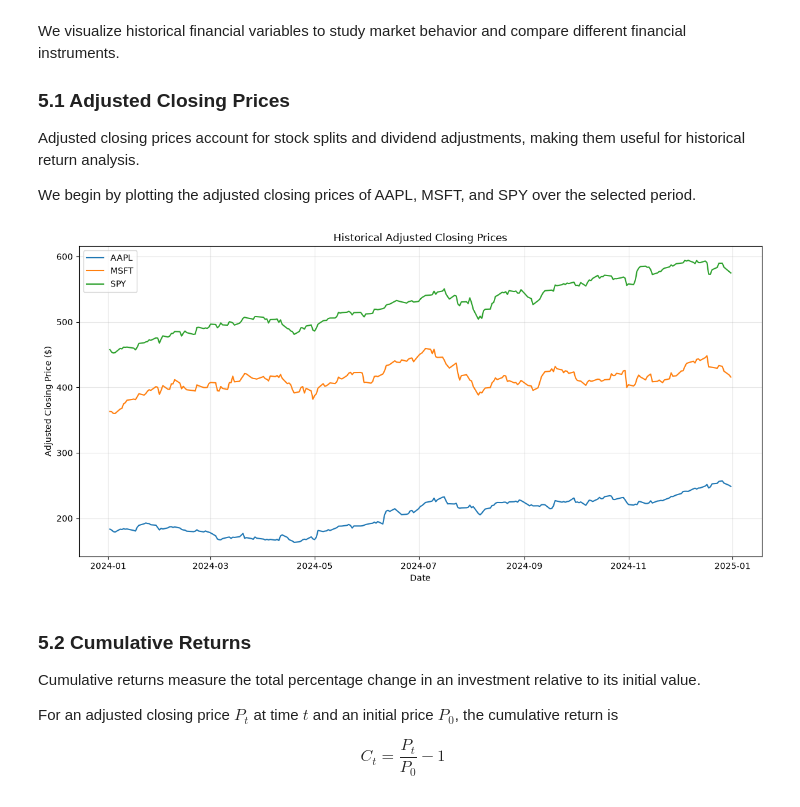
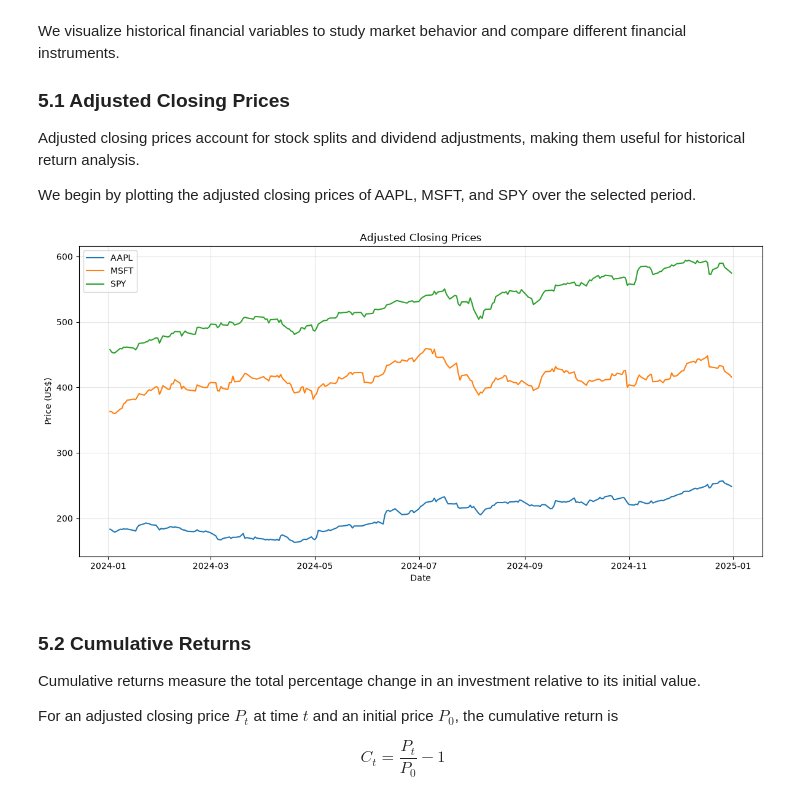
Before and after one commit to luisfelipegz/quantflux, a Jupyter notebook: notebooks/01_market_exploration.ipynb, the cells around one changed output. Drawn from its saved outputs; the diff is of its cells as text; code cells hidden in the pictures.

Commit message:
feat: add reusable financial visualizations and tests

```diff
--- a/notebooks/01_market_exploration.ipynb
+++ b/notebooks/01_market_exploration.ipynb
@@ -261,29 +262,9 @@ Adjusted closing prices account for stock splits and dividend adjustments, makin
 
 We begin by plotting the adjusted closing prices of AAPL, MSFT, and SPY over the selected period.
 # %%
-# Create a figure and its plotting axes
-fig, ax = plt.subplots(figsize=(12, 6))
-
-# Plot adjusted closing prices for all tickers
-for ticker in tickers:
-    ax.plot(prices.index,prices[ticker],label=ticker)
-
-# Add descriptive labels
-ax.set_title("Historical Adjusted Closing Prices")
-ax.set_xlabel("Date")
-ax.set_ylabel("Adjusted Closing Price ($)")
-
-# Display the ticker labels
-ax.legend()
-
-# Add a grid for readability
-ax.grid(alpha=0.3)
-
-# Improve spacing and display the figure
-plt.tight_layout()
-plt.show()
+fig, ax = plot_prices(market_data)
 # %% [output]
-[figure, old version]
+[figure, new version]
 # %% [markdown]
 ### 5.2 Cumulative Returns
 
```
Also changed, not shown: parts of 10 cells of this notebook, 3 other files.
